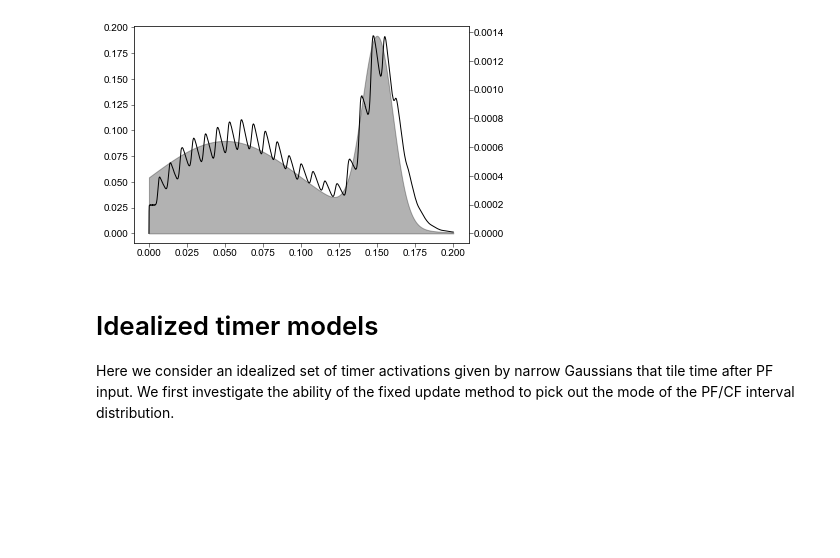
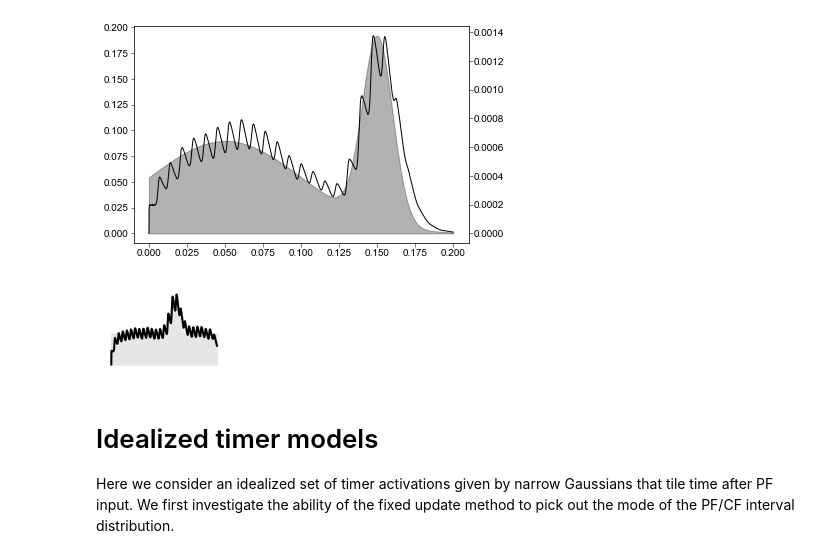
Before and after one commit to jay-bhasin/attrap, a Jupyter notebook: synaptic-models/timer-selection.ipynb, the cells around one changed output. Drawn from its saved outputs; the diff is of its cells as text; code cells hidden in the pictures; blank space fills up the shorter version.

```diff
--- a/synaptic-models/timer-selection.ipynb
+++ b/synaptic-models/timer-selection.ipynb
@@ -401,7 +416,7 @@ def selectionProportional(v_initial, distr, its=5000000, dv = 1e-4, report_its =
 
     # Use CDF to draw intervals randomly from distribution given uniform random variables (see Methods)
     get_interval = lambda r: np.interp(r, cdf, t)
-    get_interval_NN = lambda r: np.array(np.round(get_interval(r)*10000)/10000/dt, dtype=int)
+    # get_interval_NN = lambda r: np.array(np.round(get_interval(r)*10000)/10000/dt, dtype=int)
 
     # Used for reporting weight values periodically
     report_counter = 0
@@ -415,10 +430,11 @@ def selectionProportional(v_initial, distr, its=5000000, dv = 1e-4, report_its =
     v_all = np.zeros((num_states, int(its/report_its)))
     v = np.copy(v_initial)
 
-    for it in tnrange(its, leave=False):
+    for it in tqdm.notebook.trange(its, leave=False):
         # Calculate values of most active basis function
         # given random draw of PF/CF interval
-        timer_vals = timers[:,get_interval_NN(np.random.rand())]
+        spike_ind = np.digitize(get_interval(np.random.rand()), t)-1
+        timer_vals = timers[:,spike_ind]
 
         # Get index of most active timer
         active_timer = np.argmax(timer_vals)
@@ -454,6 +470,21 @@ plt.fill_between(t, 0, distr/np.sum(distr), color='k', alpha=0.3)
 # %% [output]
 <matplotlib.collections.PolyCollection at 0x...>
 [figure]
+# %%
+plt.figure(figsize=(1.5,1))
+selected_window_fixed = v_proportional@timers
+
+plt.fill_between(t,0, distr, color=(0.9,)*3)
+
+# plt.plot([0.15,]*2, [0, 1], c='C3', zorder=10) # Mode of the distribution
+plt.axis('off')
+ax = plt.twinx()
+plt.plot(t, selected_window_fixed,c='k')
+plt.axis('off');
+
+plt.savefig('figures/shape-biochemical-result.pdf')
+# %% [output]
+[figure, added]
 # %% [markdown]
 # Idealized timer models
 
```
Also changed, not shown: parts of 8 cells of this notebook, 18 other files.
